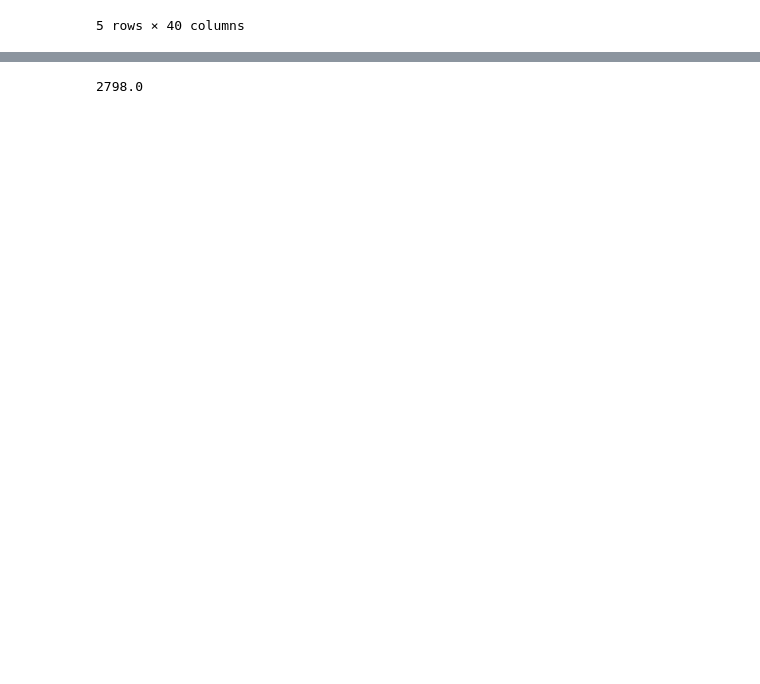
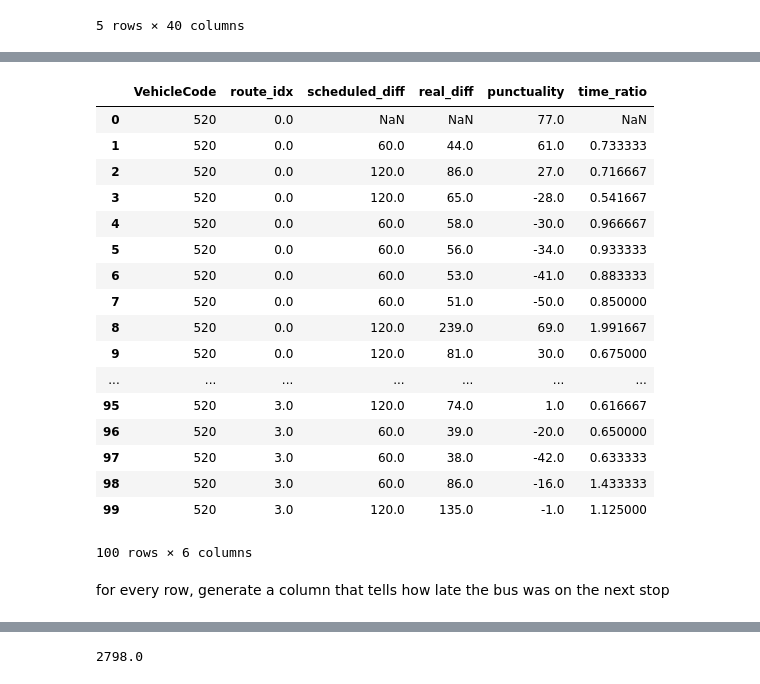
Before and after one commit to oracle-work-experience-reading-buses/data-science, a Jupyter notebook: Bus-Data.ipynb, the cells around one changed output, grey strips where cells are left out. Drawn from its saved outputs; the diff is of its cells as text; code cells hidden in the pictures; blank space fills up the shorter version.

```diff
--- a/Bus-Data.ipynb
+++ b/Bus-Data.ipynb
@@ -202,2 +222,13 @@ for k, df_g in route_17_merged.groupby('VehicleCode'):
 route_17_df_extra = pd.concat(segments).reset_index(drop=True)
+# %%
+segments_2 = []
+for k, df_g in route_17_df_extra.groupby(['VehicleCode', 'route_idx']):
+    temp_df_g = df_g.copy().sort_values(by='ScheduledDepartureTime')
+    temp_df_g_shifted = temp_df_g.shift(1)
+    temp_df_g['scheduled_diff'] = (temp_df_g.ScheduledDepartureTime - temp_df_g_shifted.ScheduledDepartureTime).dt.total_seconds()
+    temp_df_g['real_diff'] = (temp_df_g.DepartureTime - temp_df_g_shifted.DepartureTime).dt.total_seconds()
+    temp_df_g['time_ratio'] = (temp_df_g.real_diff / temp_df_g.scheduled_diff)
+    temp_df_g.loc[temp_df_g.scheduled_diff==0, 'time_ratio'] = 1
+    segments_2.append(temp_df_g)
+route_17_df_extra_2 = pd.concat(segments_2).reset_index(drop=True)
 # %%
@@ -223,0 +255,23 @@ route_17_df_extra.head(100)
+# %%
+route_17_df_extra_2[['VehicleCode', 'route_idx', 'scheduled_diff', 'real_diff', 'punctuality', 'time_ratio']].head(100)
+# %% [output]
+|  | VehicleCode | route_idx | scheduled_diff | real_diff | punctuality | time_ratio |
+| 0 | 520 | 0.0 | NaN | NaN | 77.0 | NaN |
+| 1 | 520 | 0.0 | 60.0 | 44.0 | 61.0 | 0.733333 |
+| 2 | 520 | 0.0 | 120.0 | 86.0 | 27.0 | 0.716667 |
+| 3 | 520 | 0.0 | 120.0 | 65.0 | -28.0 | 0.541667 |
+| 4 | 520 | 0.0 | 60.0 | 58.0 | -30.0 | 0.966667 |
+| 5 | 520 | 0.0 | 60.0 | 56.0 | -34.0 | 0.933333 |
+| 6 | 520 | 0.0 | 60.0 | 53.0 | -41.0 | 0.883333 |
+| 7 | 520 | 0.0 | 60.0 | 51.0 | -50.0 | 0.850000 |
+| 8 | 520 | 0.0 | 120.0 | 239.0 | 69.0 | 1.991667 |
+| 9 | 520 | 0.0 | 120.0 | 81.0 | 30.0 | 0.675000 |
+| ... | ... | ... | ... | ... | ... | ... |
+| 95 | 520 | 3.0 | 120.0 | 74.0 | 1.0 | 0.616667 |
+| 96 | 520 | 3.0 | 60.0 | 39.0 | -20.0 | 0.650000 |
+| 97 | 520 | 3.0 | 60.0 | 38.0 | -42.0 | 0.633333 |
+| 98 | 520 | 3.0 | 60.0 | 86.0 | -16.0 | 1.433333 |
+| 99 | 520 | 3.0 | 120.0 | 135.0 | -1.0 | 1.125000 |
+100 rows × 6 columns
+# %% [markdown]
+for every row, generate a column that tells how late the bus was on the next stop
```
Also changed, not shown: parts of 7 cells of this notebook, 1 other file.
